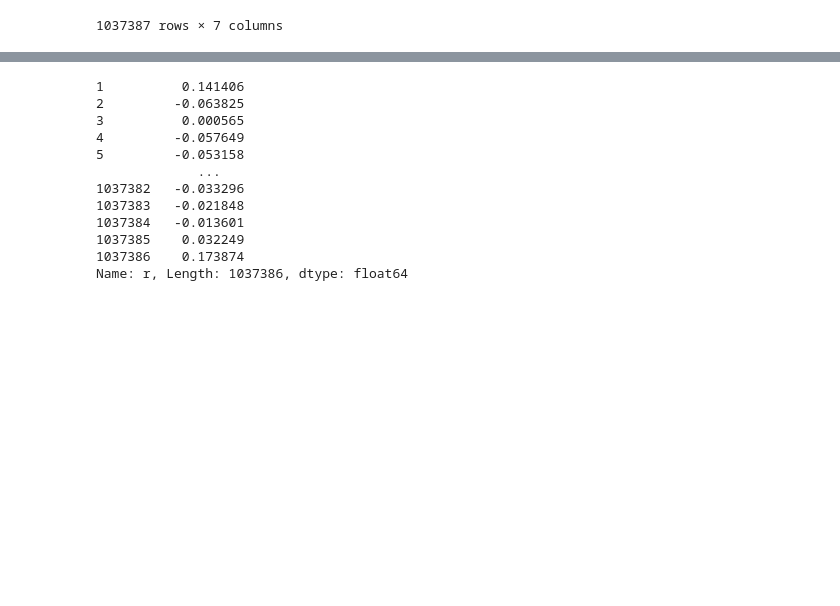
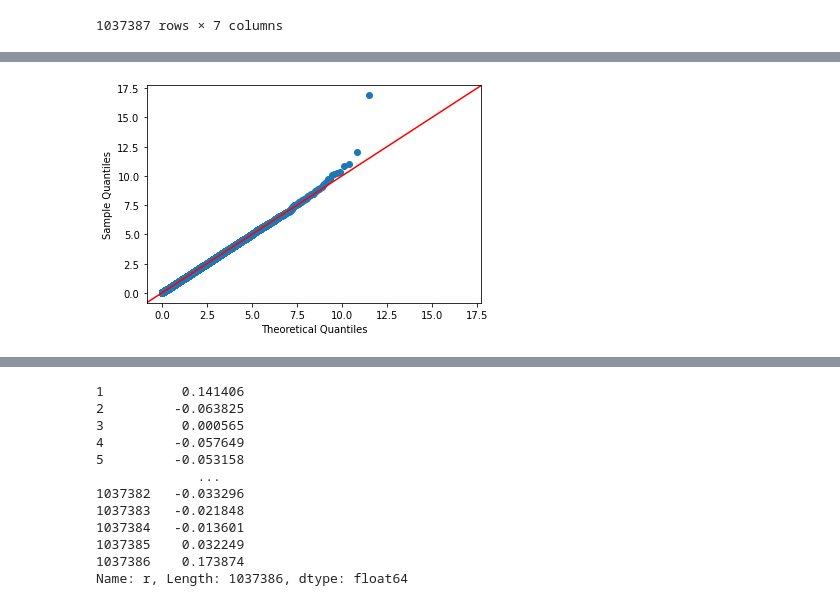
Before and after one commit to shivams289/Kaggle-Projects, a Jupyter notebook: Option_strats/Strategy_thursday_return _dist.ipynb, the cells around one changed output, grey strips where cells are left out. Saved outputs shown, nothing was run; the diff lists cells and outputs as text; code cells hidden in the pictures; blank space fills up the shorter version.

```diff
--- a/Option_strats/Strategy_thursday_return _dist.ipynb
+++ b/Option_strats/Strategy_thursday_return _dist.ipynb
@@ -43,0 +96,5 @@ nifty['dayofweek'] = nifty.date.dt.dayofweek
+# %%
+#This  is how a quantile - quantile plot of exponential distribution looks
+plotdf = sm.qqplot(x,line='45',fit=True, dist=stats.expon, scale = 8)
+# %% [output]
+[figure, added]
```
Also changed, not shown: parts of 21 cells of this notebook.
